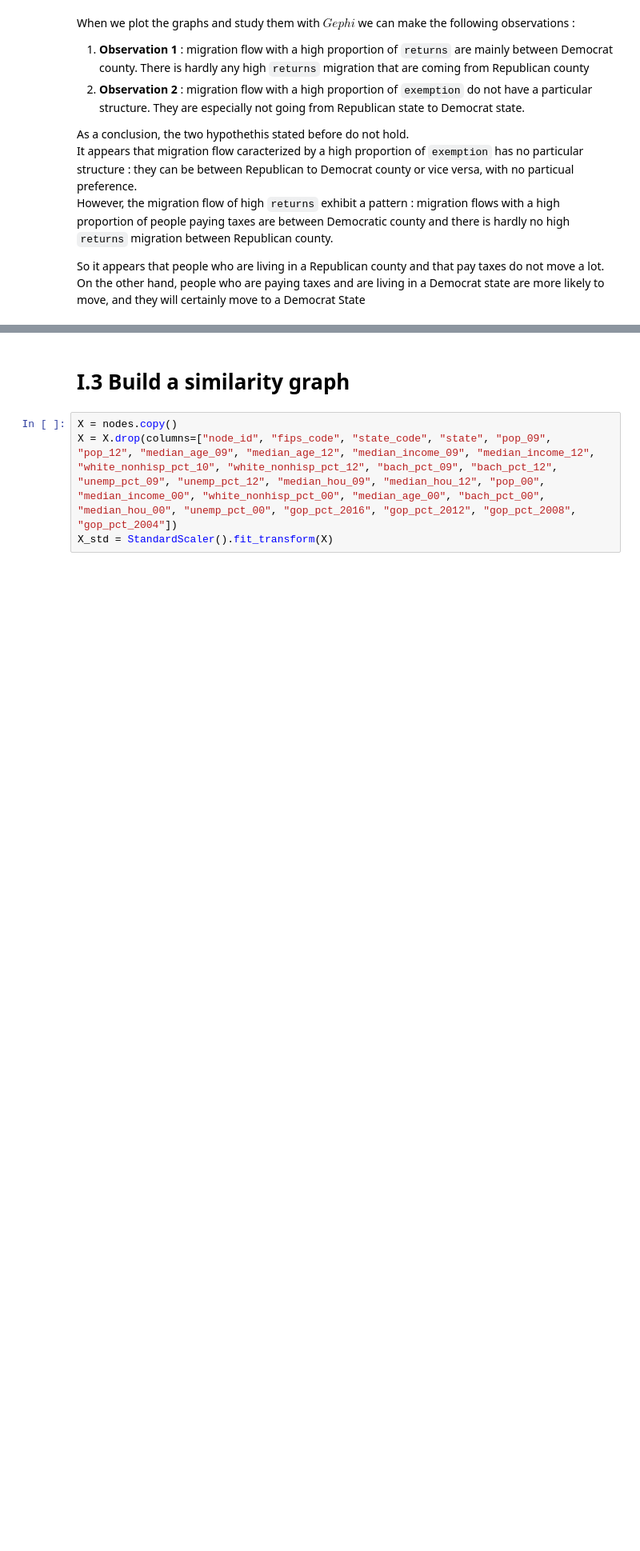
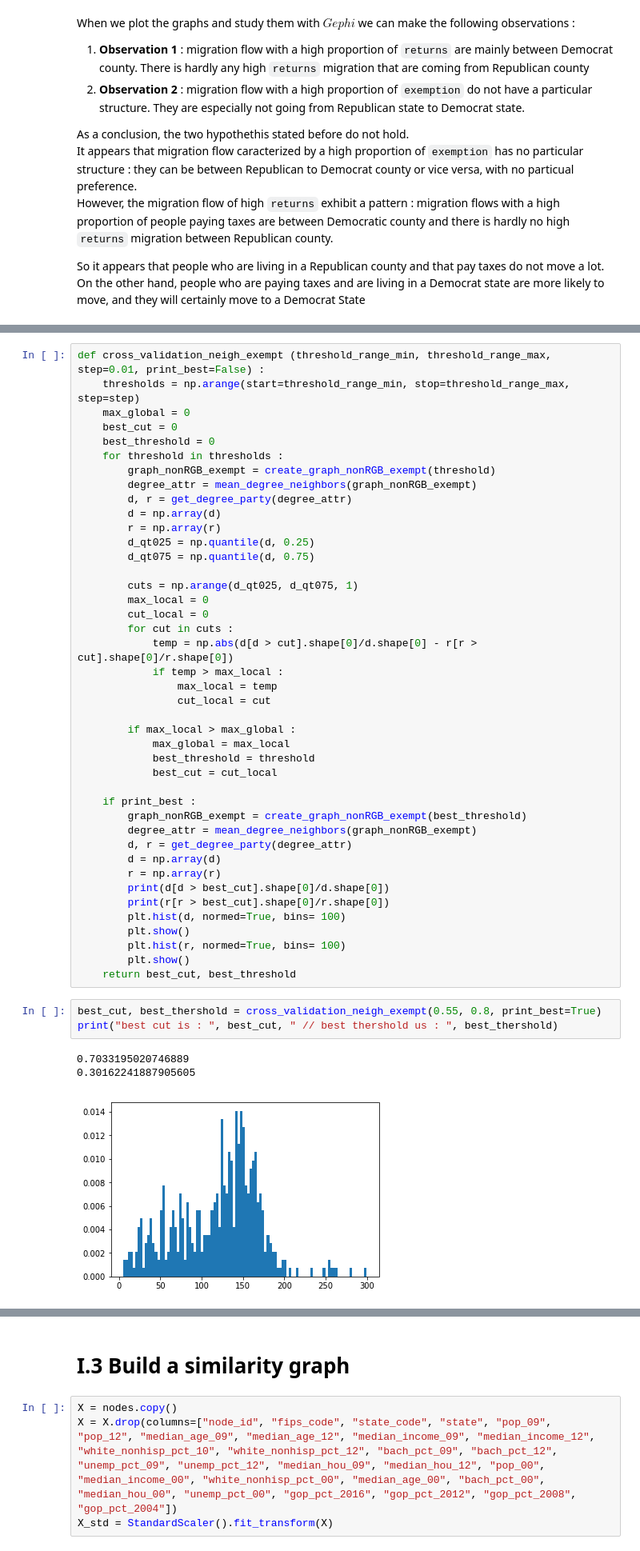
Before and after one commit to zxyzz/ntds_project, a Jupyter notebook: Project.ipynb, the cells around one changed output, grey strips where cells are left out. Shown at 80% size. Cells and saved outputs as stored; diff of their text form; blank space fills up the shorter version.

```diff
--- a/Project.ipynb
+++ b/Project.ipynb
@@ -268,0 +305,49 @@ plt.show()
+# %%
+def cross_validation_neigh_exempt (threshold_range_min, threshold_range_max, step=0.01, print_best=False) :
+    thresholds = np.arange(start=threshold_range_min, stop=threshold_range_max, step=step)
+    max_global = 0
+    best_cut = 0
+    best_threshold = 0
+    for threshold in thresholds :
+        graph_nonRGB_exempt = create_graph_nonRGB_exempt(threshold)
+        degree_attr = mean_degree_neighbors(graph_nonRGB_exempt)
+        d, r = get_degree_party(degree_attr)
+        d = np.array(d)
+        r = np.array(r)
+        d_qt025 = np.quantile(d, 0.25)
+        d_qt075 = np.quantile(d, 0.75)
+
+        cuts = np.arange(d_qt025, d_qt075, 1)
+        max_local = 0
+        cut_local = 0
+        for cut in cuts :
+            temp = np.abs(d[d > cut].shape[0]/d.shape[0] - r[r > cut].shape[0]/r.shape[0])
+            if temp > max_local :
+                max_local = temp
+                cut_local = cut
+
+        if max_local > max_global :
+            max_global = max_local
+            best_threshold = threshold
+            best_cut = cut_local
+
+    if print_best :
+        graph_nonRGB_exempt = create_graph_nonRGB_exempt(best_threshold)
+        degree_attr = mean_degree_neighbors(graph_nonRGB_exempt)
+        d, r = get_degree_party(degree_attr)
+        d = np.array(d)
+        r = np.array(r)
+        print(d[d > best_cut].shape[0]/d.shape[0])
+        print(r[r > best_cut].shape[0]/r.shape[0])
+        plt.hist(d, normed=True, bins= 100)
+        plt.show()
+        plt.hist(r, normed=True, bins= 100)
+        plt.show()
+    return best_cut, best_threshold
+# %%
+best_cut, best_thershold = cross_validation_neigh_exempt(0.55, 0.8, print_best=True)
+print("best cut is : ", best_cut, " // best thershold us : ", best_thershold)
+# %% [output]
+0.7033195020746889
+0.30162241887905605
+[figure, added]
```
Also changed, not shown: parts of 9 cells of this notebook, 3 other files.
